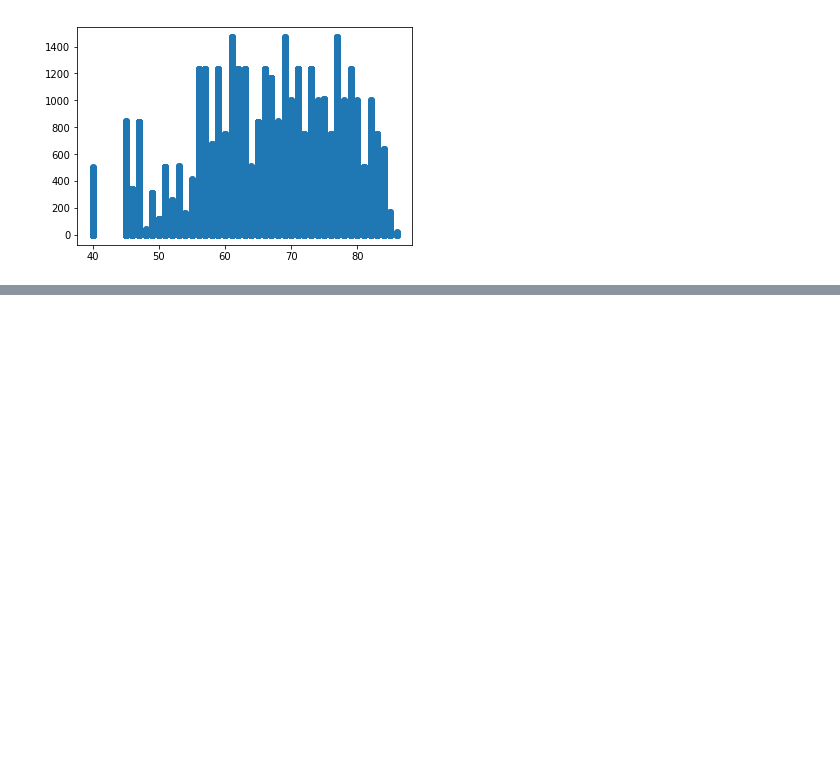
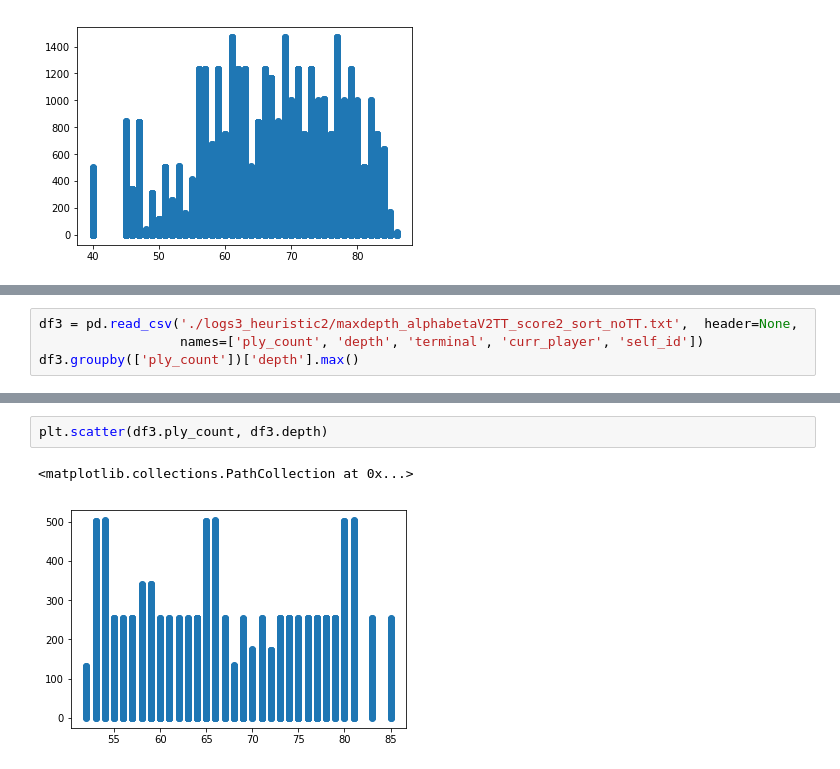
Before and after one commit to wwymak/udacity-ai-nd-projects, a Jupyter notebook: 3_Adversarial Search/game analysis 1.ipynb, the cells around one changed output, grey strips where cells are left out. Drawn from its saved outputs; the diff is of its cells as text; blank space fills up the shorter version.

```diff
--- a/3_Adversarial Search/game analysis 1.ipynb
+++ b/3_Adversarial Search/game analysis 1.ipynb
@@ -69,0 +159,4 @@ plt.scatter(terminal3.ply_count, terminal3.depth)
+# %%
+df3 = pd.read_csv('./logs3_heuristic2/maxdepth_alphabetaV2TT_score2_sort_noTT.txt',  header=None,
+                  names=['ply_count', 'depth', 'terminal', 'curr_player', 'self_id'])
+df3.groupby(['ply_count'])['depth'].max()
@@ -69,0 +181,5 @@ plt.scatter(terminal3.ply_count, terminal3.depth)
+# %%
+plt.scatter(df3.ply_count, df3.depth)
+# %% [output]
+<matplotlib.collections.PathCollection at 0x...>
+[figure, added]
```
Also changed, not shown: parts of 18 cells of this notebook, 20 other files.
